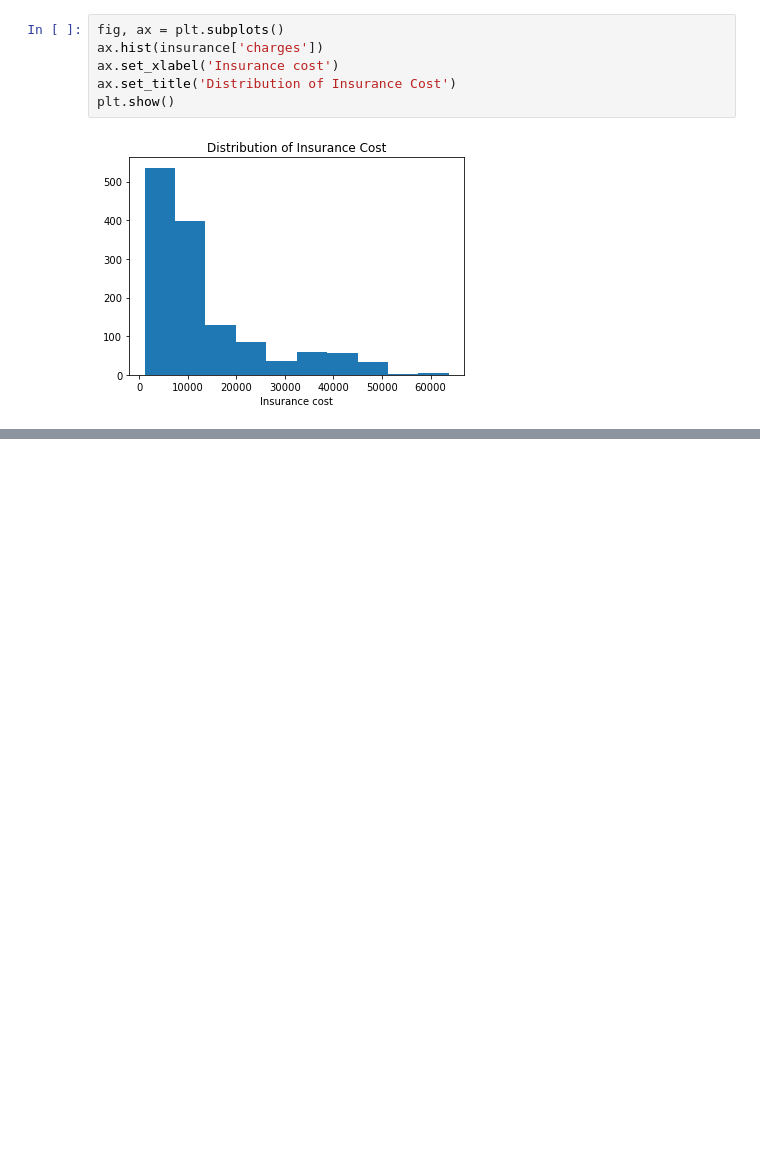
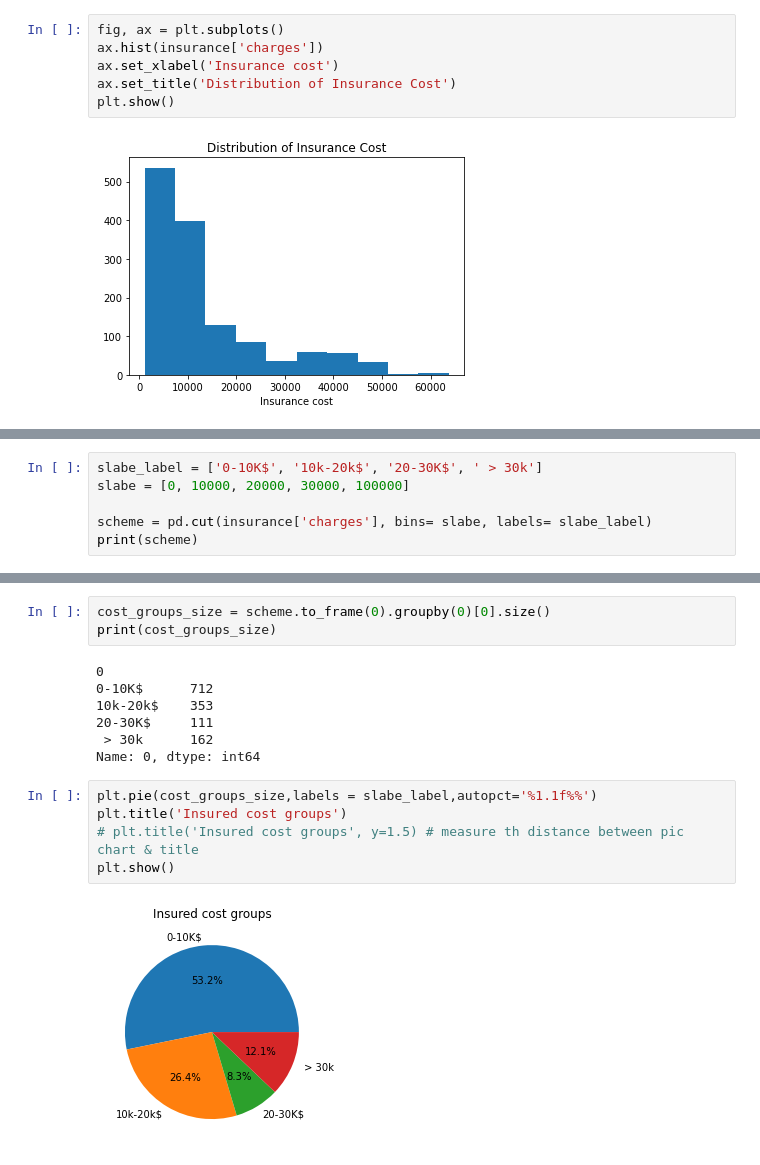
Before and after one commit to aiwithqasim/datascience-python, a Jupyter notebook: Introduction to Data Science/Projects/US Medical Insurance Cost/us_medial_insurance_cost.ipynb, the cells around one changed output, grey strips where cells are left out. Cells and saved outputs as stored; diff of their text form; blank space fills up the shorter version.

```diff
--- a/Introduction to Data Science/Projects/US Medical Insurance Cost/us_medial_insurance_cost.ipynb
+++ b/Introduction to Data Science/Projects/US Medical Insurance Cost/us_medial_insurance_cost.ipynb
@@ -210,0 +375,6 @@ plt.show()
+# %%
+slabe_label = ['0-10K$', '10k-20k$', '20-30K$', ' > 30k']
+slabe = [0, 10000, 20000, 30000, 100000]
+
+scheme = pd.cut(insurance['charges'], bins= slabe, labels= slabe_label)
+print(scheme)
@@ -210,0 +395,17 @@ plt.show()
+# %%
+cost_groups_size = scheme.to_frame(0).groupby(0)[0].size()
+print(cost_groups_size)
+# %% [output]
+0
+0-10K$      712
+10k-20k$    353
+20-30K$     111
+ > 30k      162
+Name: 0, dtype: int64
+# %%
+plt.pie(cost_groups_size,labels = slabe_label,autopct='%1.1f%%')
+plt.title('Insured cost groups')
+# plt.title('Insured cost groups', y=1.5) # measure th distance between pic chart & title
+plt.show()
+# %% [output]
+[figure, added]
```
Also changed, not shown: parts of 19 cells of this notebook.
